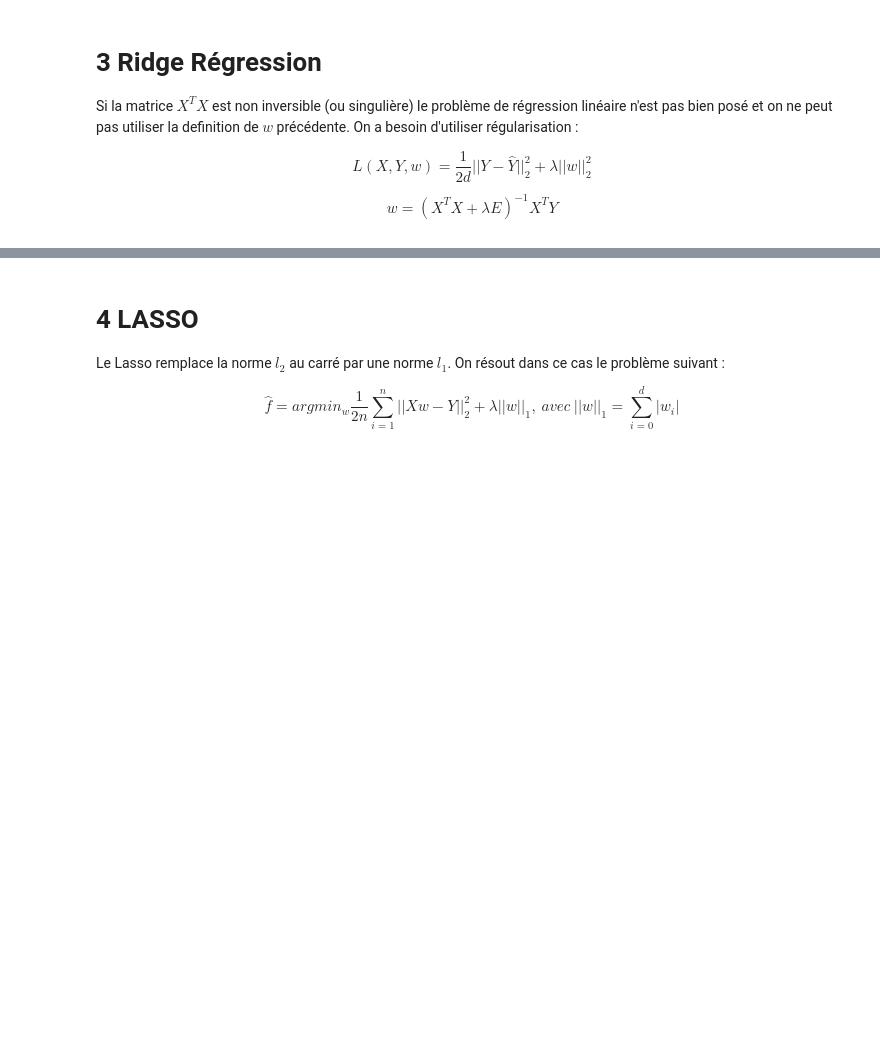
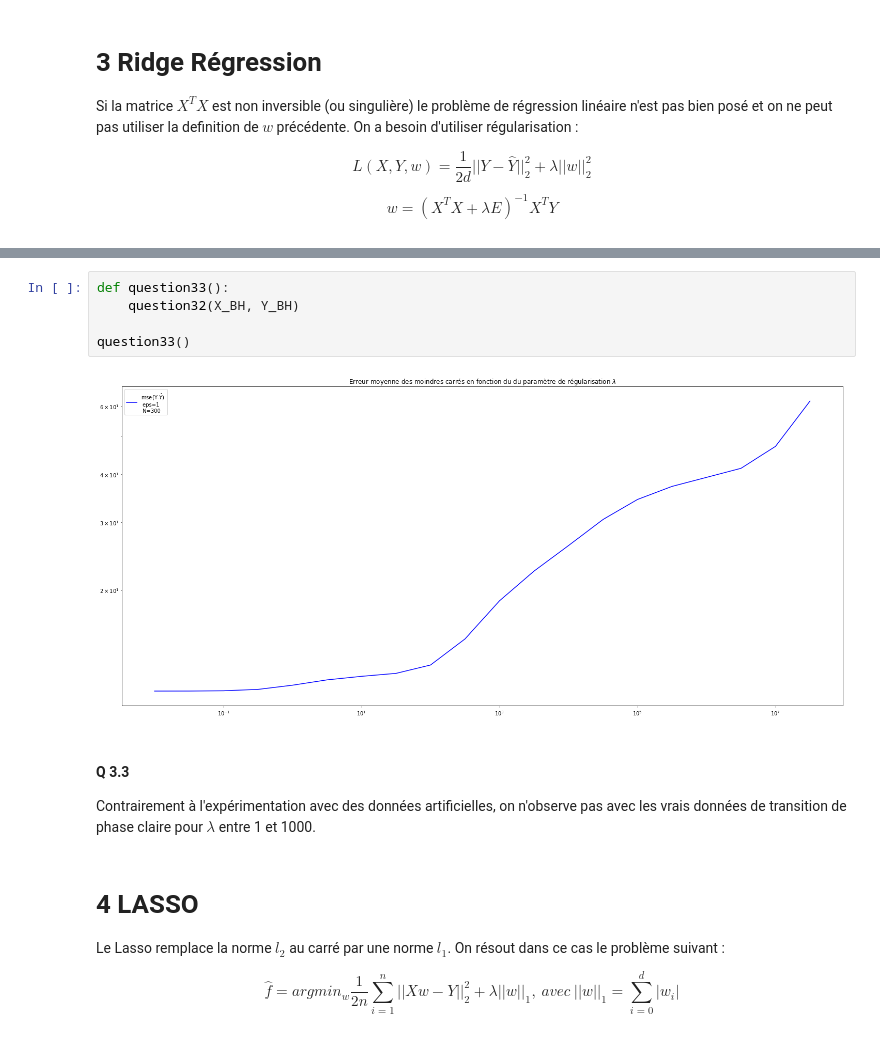
Before and after one commit to KVict/MALAP2018, a Jupyter notebook: ML_TP1.ipynb, the cells around one changed output, grey strips where cells are left out. Cells and saved outputs as stored; diff of their text form; blank space fills up the shorter version.

```diff
--- a/ML_TP1.ipynb
+++ b/ML_TP1.ipynb
@@ -445,3 +489,14 @@ plot(logy=True)
+# %%
+def question33():
+    question32(X_BH, Y_BH)
+
+question33()
+# %% [output]
+[figure, added]
+# %% [markdown]
+#### Q 3.3
+
+Contrairement à l'expérimentation avec des données artificielles, on n'observe pas avec les vrais données de transition de phase claire pour $\lambda$ entre 1 et 1000.
 # %% [markdown]
 # 4 LASSO
 
```
Also changed, not shown: parts of 15 cells of this notebook.
